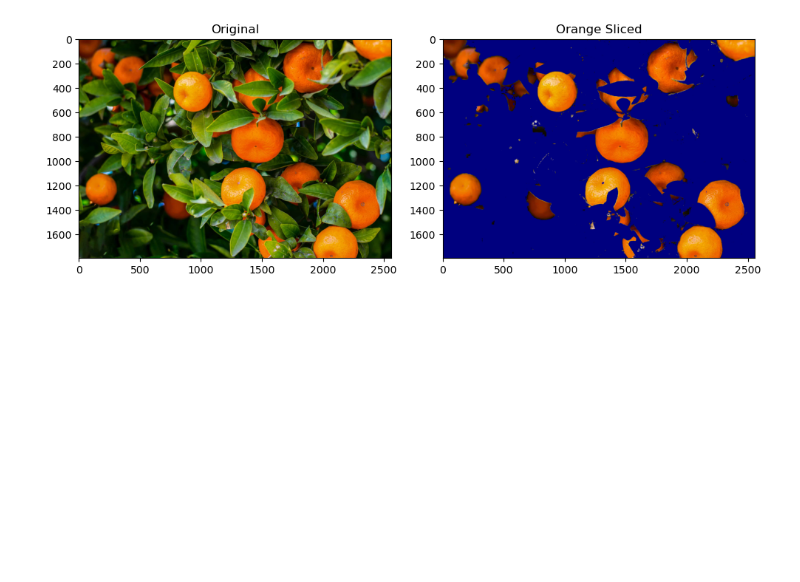
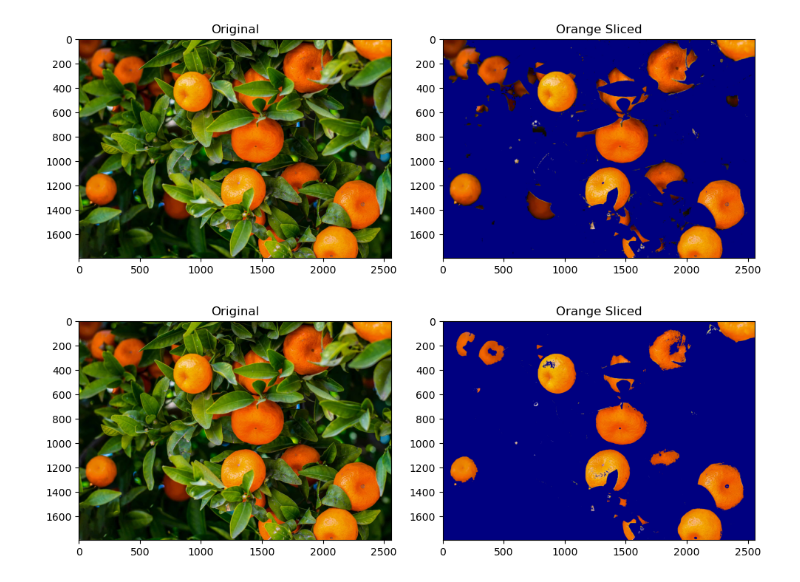
Before and after one commit to ratchanonp/imageprocessing, a Jupyter notebook: Assignment_5/Assignment_5_2.ipynb, the cells around one changed output. Saved outputs shown, nothing was run; the diff lists cells and outputs as text; code cells hidden in the pictures; blank space fills up the shorter version.

Commit message:
Color Slicing

```diff
--- a/Assignment_5/Assignment_5_2.ipynb
+++ b/Assignment_5/Assignment_5_2.ipynb
@@ -229,3 +252,49 @@ axs[1].set_title("Orange Sliced")
 fig.tight_layout()
 # %% [output]
 [figure]
+# %%
+def colorSlicing(img, color, colorRange):
+
+    r_range, g_range, b_range = colorRange
+    r_color, g_color, b_color = color
+
+    width, height, channel = img.shape
+
+    # Create a new image
+    new_img = np.zeros((width, height, channel), dtype=np.uint8)
+
+    for i in range(width):
+        for j in range(height):
+            r, g, b = img[i, j]
+
+            diff_r = abs(r - r_color)
+            diff_g = abs(g - g_color)
+            diff_b = abs(b - b_color)
+
+            if diff_r <= r_range and diff_g <= g_range and diff_b <= b_range:
+                new_img[i, j] = [r, g, b]
+            else:
+                new_img[i, j] = [0, 0, 128]
+
+    return new_img
+# %%
+orangeColor = (225, 100, 0)
+orangeRange = (30, 100, 255)
+
+orange_sliced = colorSlicing(cv.cvtColor(orange, cv.COLOR_BGR2RGB), orangeColor, orangeRange)
+
+cv.imwrite("output/5_2/orange_sliced_rgb.png", cv.cvtColor(orange_sliced, cv.COLOR_RGB2BGR))
+
+fig, axs = plt.subplots(1, 2, figsize=(10, 5))
+axs[0].imshow(cv.cvtColor(orange, cv.COLOR_BGR2RGB))
+axs[0].set_title("Original")
+
+axs[1].imshow(orange_sliced)
+axs[1].set_title("Orange Sliced")
+
+fig.tight_layout()
+
+plt.savefig("output/5_2/orange_sliced_rgb_plt.png")
+plt.show()
+# %% [output]
+[figure, added]
```
Also changed, not shown: parts of 7 cells of this notebook, 6 other files.
